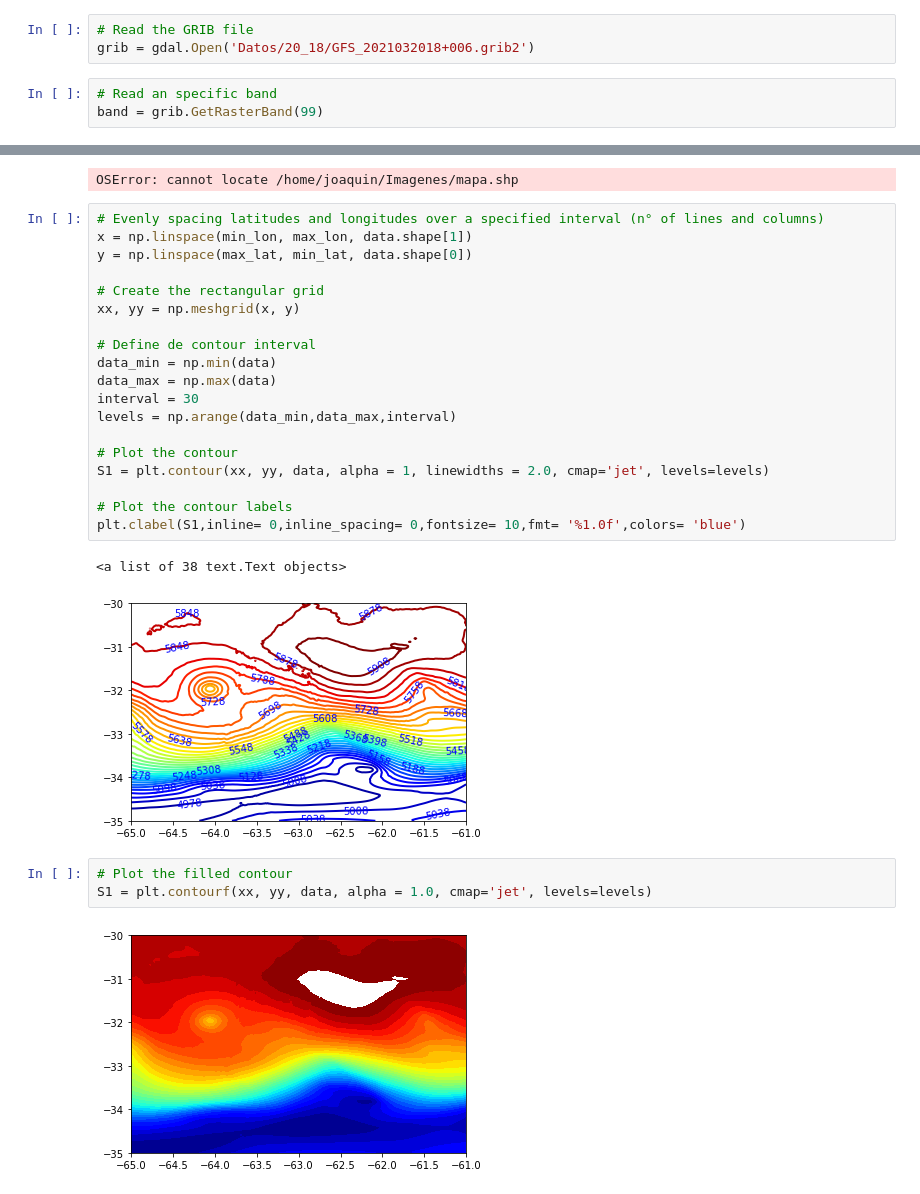
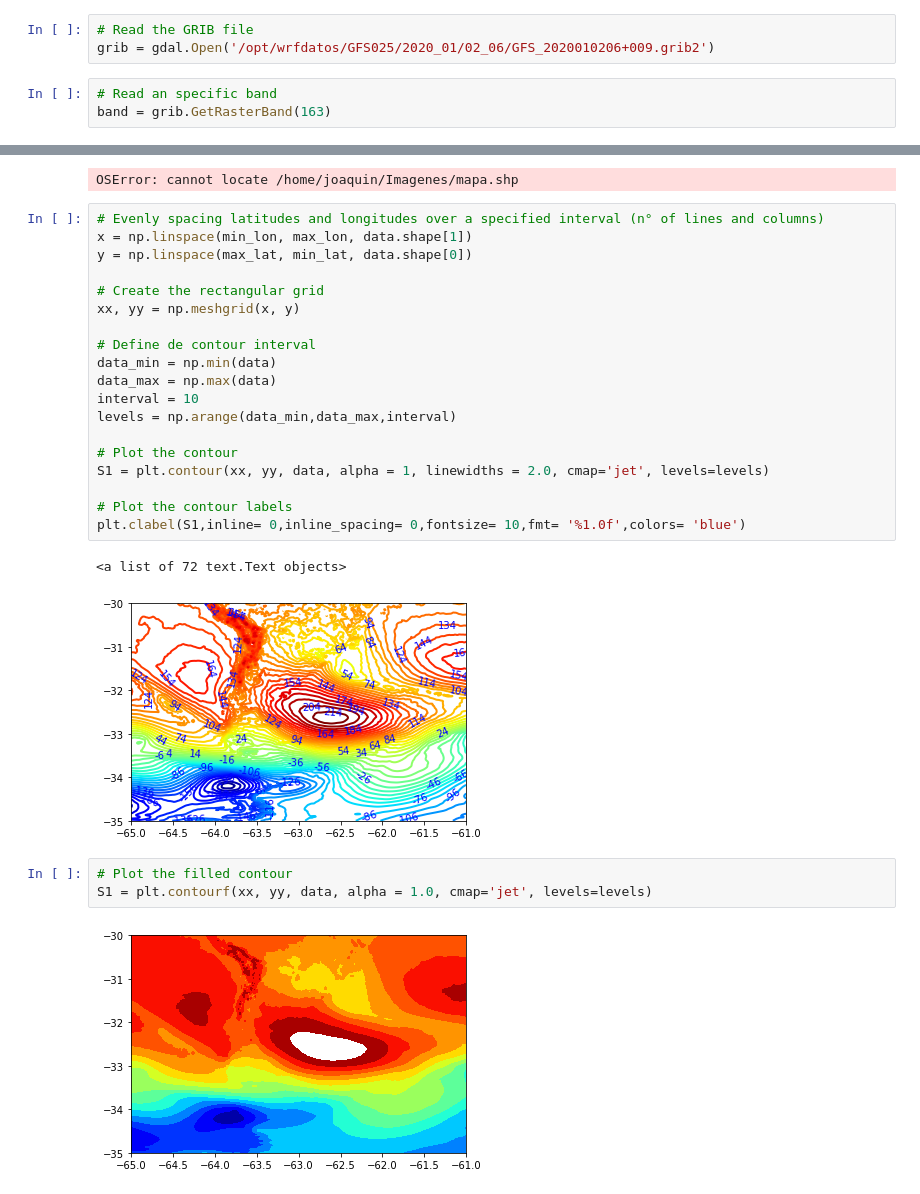
Before and after one commit to JFC95/ProyectoIntegrador_Weather, a Jupyter notebook: Notebooks/MapaHGT.ipynb, the cells around one changed output, grey strips where cells are left out. Saved outputs shown, nothing was run; the diff lists cells and outputs as text.

```diff
--- a/Notebooks/MapaHGT.ipynb
+++ b/Notebooks/MapaHGT.ipynb
@@ -8,9 +8,9 @@ from mpl_toolkits.basemap import Basemap
 # %%
 # Read the GRIB file
-grib = gdal.Open('Datos/20_18/GFS_2021032018+006.grib2')
+grib = gdal.Open('/opt/wrfdatos/GFS025/2020_01/02_06/GFS_2020010206+009.grib2')
 # %%
 # Read an specific band
-band = grib.GetRasterBand(99)
+band = grib.GetRasterBand(163)
 # %%
 # Read the band as a Python array
 data = band.ReadAsArray()
@@ -60,27 +60,27 @@ OSError: cannot locate /home/joaquin/Imagenes/mapa.shp
 # %%
 # Evenly spacing latitudes and longitudes over a specified interval (n° of lines and columns)
 x = np.linspace(min_lon, max_lon, data.shape[1])
 y = np.linspace(max_lat, min_lat, data.shape[0])
 
 # Create the rectangular grid
 xx, yy = np.meshgrid(x, y)
 
 # Define de contour interval
 data_min = np.min(data)
 data_max = np.max(data)
-interval = 30
+interval = 10
 levels = np.arange(data_min,data_max,interval)
 
 # Plot the contour
 S1 = plt.contour(xx, yy, data, alpha = 1, linewidths = 2.0, cmap='jet', levels=levels)
 
 # Plot the contour labels
 plt.clabel(S1,inline= 0,inline_spacing= 0,fontsize= 10,fmt= '%1.0f',colors= 'blue')
 # %% [output]
-<a list of 38 text.Text objects>
+<a list of 72 text.Text objects>
-[figure, old version]
+[figure, new version]
 # %%
 # Plot the filled contour
 S1 = plt.contourf(xx, yy, data, alpha = 1.0, cmap='jet', levels=levels)
 # %% [output]
-[figure, old version]
+[figure, new version]
```
Also changed, not shown: parts of 3 cells of this notebook, 3 other files.
